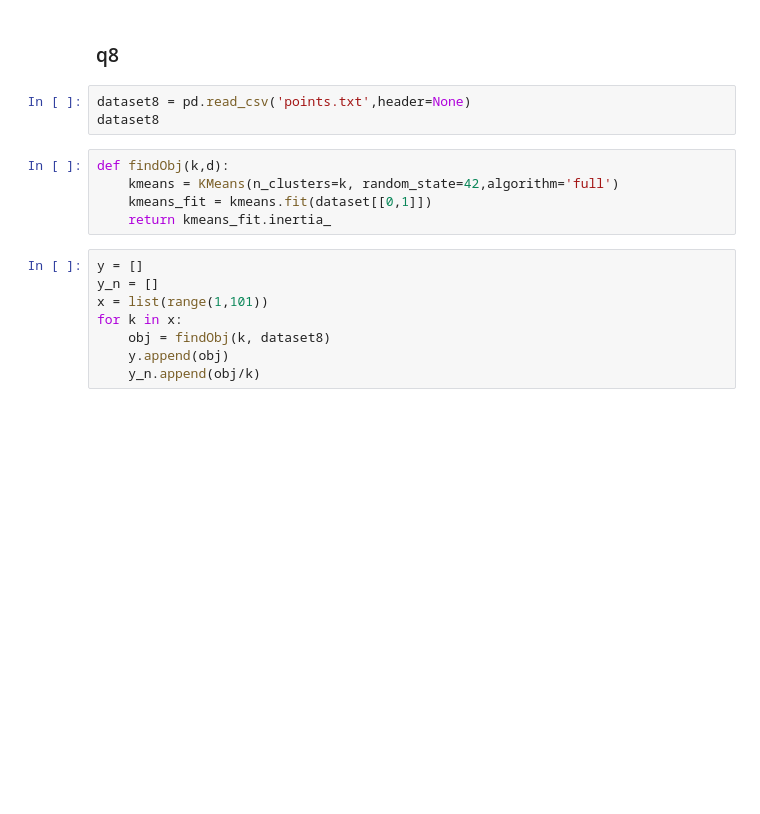
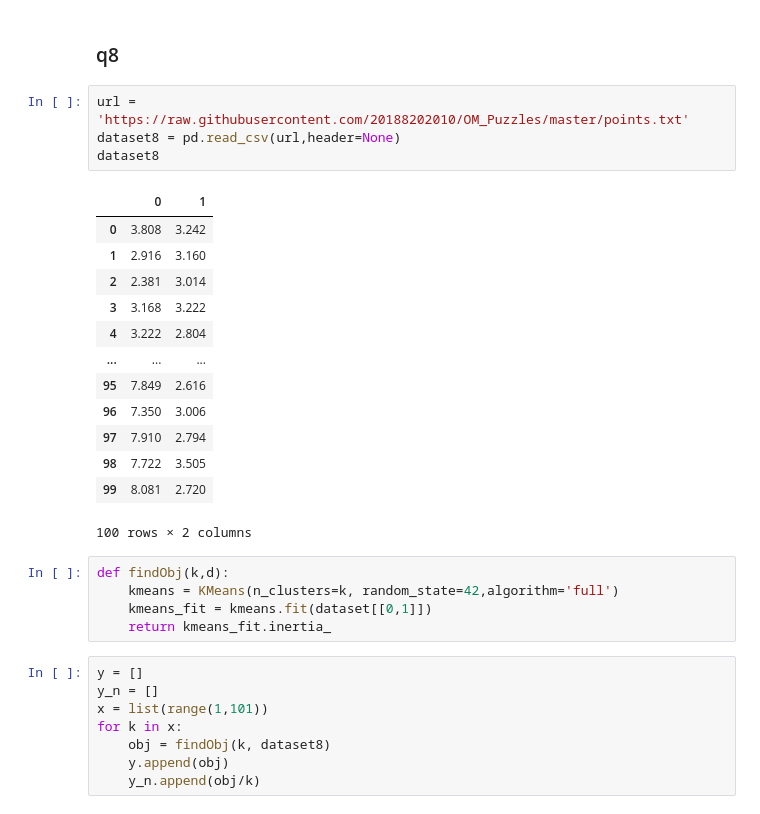
Before and after one commit to 20188202010/OM_Puzzles, a Jupyter notebook: manifold_ilm.ipynb, the cells around one changed output. Cells and saved outputs as stored; diff of their text form; blank space fills up the shorter version.

```diff
--- a/manifold_ilm.ipynb
+++ b/manifold_ilm.ipynb
@@ -325,8 +353,23 @@ plt.show()
 # %% [markdown]
 ### q8
-# %%
-dataset8 = pd.read_csv('points.txt',header=None)
-dataset8
+# %%
+url = 'https://raw.githubusercontent.com/20188202010/OM_Puzzles/master/points.txt'
+dataset8 = pd.read_csv(url,header=None)
+dataset8
+# %% [output]
+|  | 0 | 1 |
+| 0 | 3.808 | 3.242 |
+| 1 | 2.916 | 3.160 |
+| 2 | 2.381 | 3.014 |
+| 3 | 3.168 | 3.222 |
+| 4 | 3.222 | 2.804 |
+| ... | ... | ... |
+| 95 | 7.849 | 2.616 |
+| 96 | 7.350 | 3.006 |
+| 97 | 7.910 | 2.794 |
+| 98 | 7.722 | 3.505 |
+| 99 | 8.081 | 2.720 |
+100 rows × 2 columns
 # %%
 def findObj(k,d):
     kmeans = KMeans(n_clusters=k, random_state=42,algorithm='full')
```
Also changed, not shown: parts of 20 cells of this notebook.
